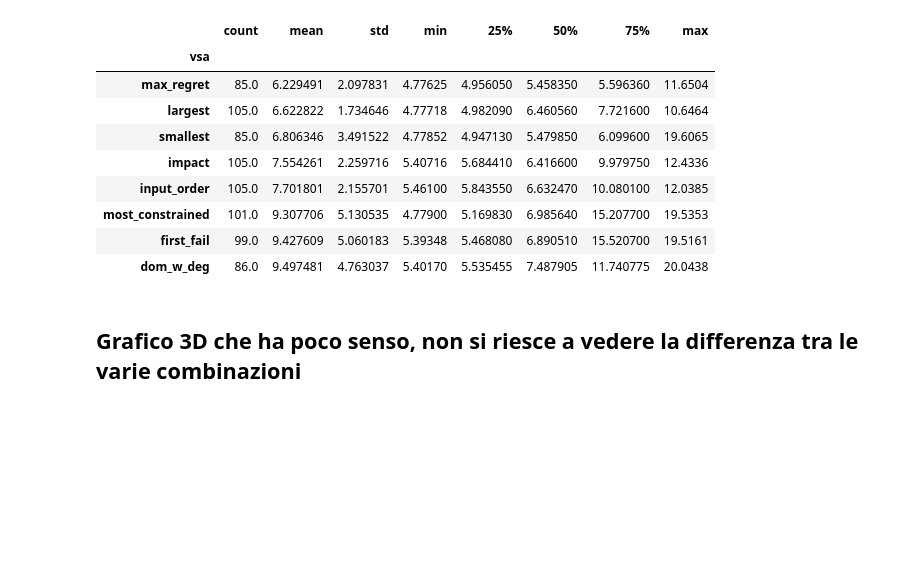
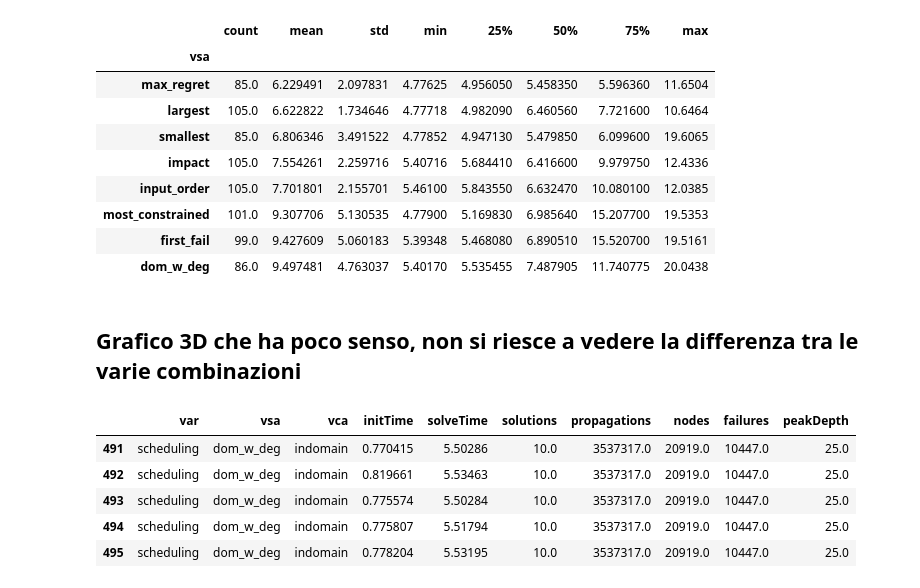
Before and after one commit to jokerale/pizzaguy, a Jupyter notebook: code/Prove e Grafici Ripetuti.ipynb, the cells around one changed output. Drawn from its saved outputs; the diff is of its cells as text; code cells hidden in the pictures; blank space fills up the shorter version.

```diff
--- a/code/Prove e Grafici Ripetuti.ipynb
+++ b/code/Prove e Grafici Ripetuti.ipynb
@@ -452,6 +458,16 @@ df.groupby(['vsa'])['solveTime'].describe().sort_values(['mean'])
 | dom_w_deg | 86.0 | 9.497481 | 4.763037 | 5.40170 | 5.535455 | 7.487905 | 11.740775 | 20.0438 |
 # %% [markdown]
 ## Grafico 3D che ha poco senso, non si riesce a vedere la differenza tra le varie combinazioni
+# %%
+dfc = df[df['var'] == 'scheduling']
+dfc.head()
+# %% [output]
+|  | var | vsa | vca | initTime | solveTime | solutions | propagations | nodes | failures | peakDepth |
+| 491 | scheduling | dom_w_deg | indomain | 0.770415 | 5.50286 | 10.0 | 3537317.0 | 20919.0 | 10447.0 | 25.0 |
+| 492 | scheduling | dom_w_deg | indomain | 0.819661 | 5.53463 | 10.0 | 3537317.0 | 20919.0 | 10447.0 | 25.0 |
+| 493 | scheduling | dom_w_deg | indomain | 0.775574 | 5.50284 | 10.0 | 3537317.0 | 20919.0 | 10447.0 | 25.0 |
+| 494 | scheduling | dom_w_deg | indomain | 0.775807 | 5.51794 | 10.0 | 3537317.0 | 20919.0 | 10447.0 | 25.0 |
+| 495 | scheduling | dom_w_deg | indomain | 0.778204 | 5.53195 | 10.0 | 3537317.0 | 20919.0 | 10447.0 | 25.0 |
 # %%
 from matplotlib import cm
 from matplotlib.ticker import LinearLocator, FormatStrFormatter
```
Also changed, not shown: parts of 19 cells of this notebook, 21 other files.
